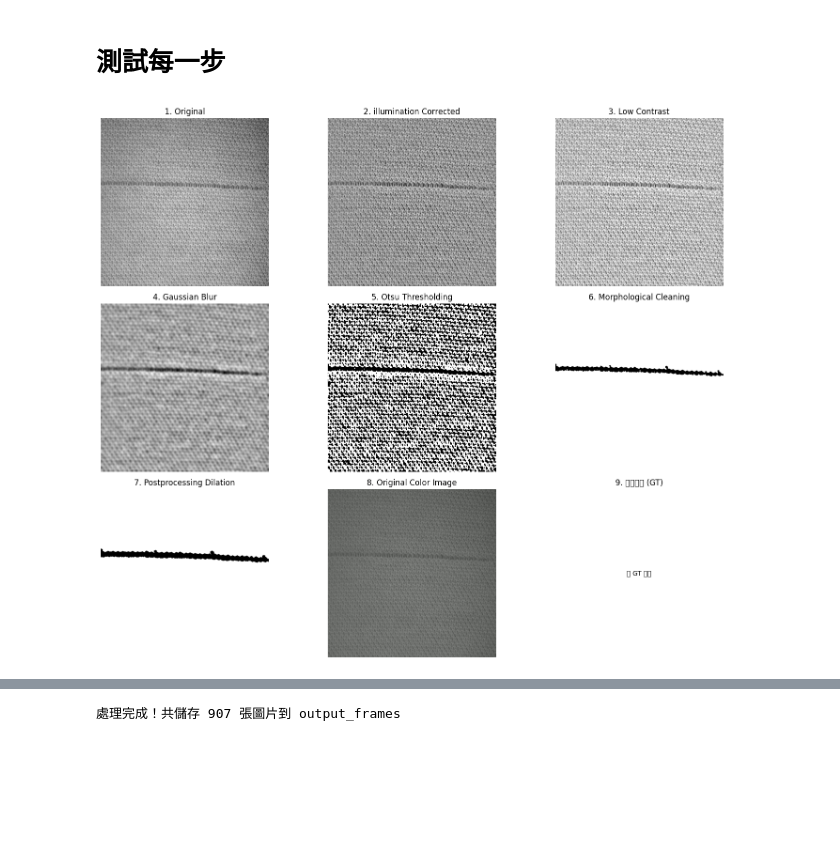
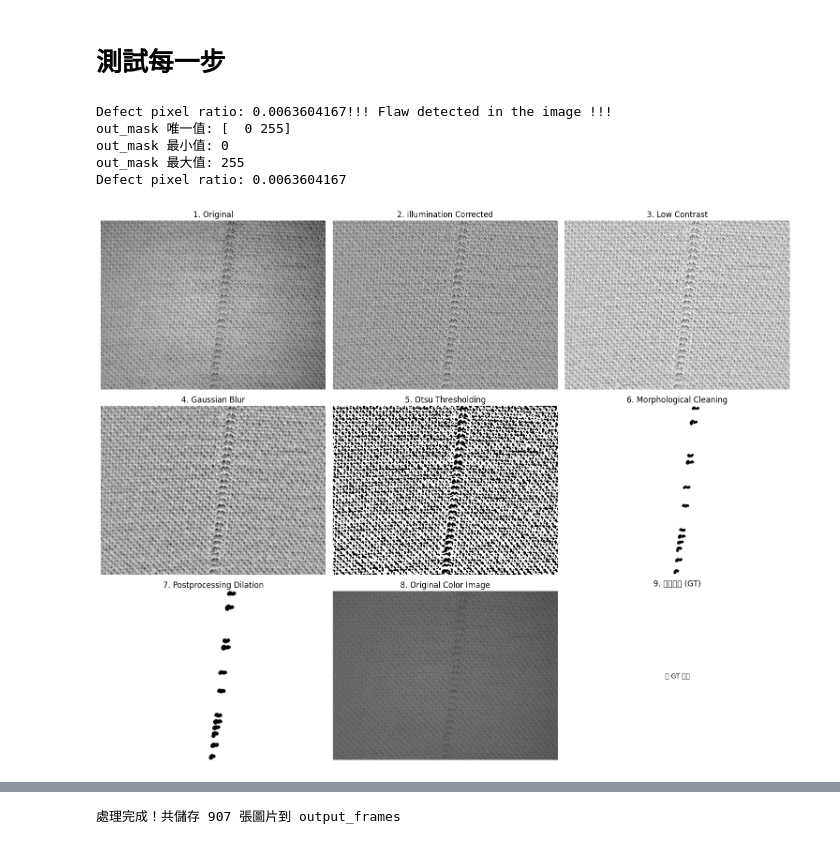
Before and after one commit to Poklog/bhjqjkgreivf, a Jupyter notebook: Texture_Defect_Detection_final.ipynb, the cells around one changed output, grey strips where cells are left out. Saved outputs shown, nothing was run; the diff lists cells and outputs as text; code cells hidden in the pictures; blank space fills up the shorter version.

Commit message:
finalpara and img output

```diff
--- a/Texture_Defect_Detection_final.ipynb
+++ b/Texture_Defect_Detection_final.ipynb
@@ -11,7 +11,7 @@ from pathlib import Path
 # %% [markdown]
 # 定義函式
 # %%
-def detect_defects_gray(gray, debug=False, background_kernel=101, alpha=1.25, min_size=1000, opening_size=5):
+def detect_defects_gray(gray, debug=False, background_kernel=101, alpha=1.25, min_size=225, opening_size=9):
     """偵測單張灰階影像的瑕疵（中文註解版）。
     參數說明：
       gray: uint8 灰階影像
@@ -62,10 +62,22 @@ def detect_defects_gray(gray, debug=False, background_kernel=101, alpha=1.25, mi
     # mask_defect_bool == True 表示瑕疵，輸出瑕疵為 0，非瑕疵為 255
     out_mask = np.where(mask_defect_bool, 0, 255).astype(np.uint8)
 
+    black_pixels = np.sum(out_mask == 0)
+    totle_pixels = out_mask.size
+    black_ratio = black_pixels / totle_pixels
+
+    #print(f"Defect pixel ratio: {black_ratio:.10f}")
+
+    if black_ratio > 0:
+        if black_ratio * 1000 < 1:
+            print(f"Defect pixel ratio: {black_ratio:.5f}" + "Minor flaw detected")
+        else:
+            print(f"Defect pixel ratio: {black_ratio:.5f}" + "!!! MAJOR FLAW DETECTED!!!")
+
     if debug:
         # 回傳中間資訊供除錯：預測遮罩、二值化結果、校正後影像、降對比影像
-        return out_mask, th, corrected, low_contrast
-    return out_mask
+        return out_mask, th, corrected, low_contrast,black_ratio
+    return out_mask, black_ratio
 
 def save_mask_png(mask, out_path):
     # mask already in 0/255 with defects=0, non-defect=255
@@ -121,19 +133,28 @@ def postprocess_mask(pred_mask, dilation_size=5):
 from pathlib import Path
 
 # 讀取第一張測試影像
-test_image_path = Path('new test images') / 'image4.png'
+#test_image_path = Path('new test images') / 'image3.png'
+test_image_path = Path('output_frames') / 'frame_000281.png'
 if test_image_path.exists():
     test_img = cv2.imread(str(test_image_path))
     gray = cv2.cvtColor(test_img, cv2.COLOR_BGR2GRAY)
 
     # 呼叫 detect_defects_gray 的 debug 模式取得中間步驟
-    out_mask, th, corrected, low_contrast = detect_defects_gray(
+    out_mask, th, corrected, low_contrast,black_ratio = detect_defects_gray(
         gray, debug=True,
         background_kernel=101,
         alpha=1.25,
-        min_size=750,
-        # opening_size=5
+        min_size=200,
+        opening_size=9
     )
+
+    mask_unique_values = np.unique(out_mask)
+    mask_min_value = out_mask.min()
+    mask_max_value = out_mask.max()
+
+    print(f"out_mask 唯一值: {mask_unique_values}")
+    print(f"out_mask 最小值: {mask_min_value}")
+    print(f"out_mask 最大值: {mask_max_value}")
 
     # 計算後處理（膨脹）的結果
     pred_pp = postprocess_mask(out_mask, dilation_size=5)
@@ -155,7 +176,7 @@ if test_image_path.exists():
     axes[0, 2].axis('off')
 
     # 第 2 行：模糊、Otsu 二值化、瑕疵二值遮罩
-    blur = cv2.GaussianBlur(low_contrast, (15, 15), 0)
+    blur = cv2.GaussianBlur(low_contrast, (7, 7), 0)
     axes[1, 0].imshow(blur, cmap='gray')
     axes[1, 0].set_title('4. Gaussian Blur')
     axes[1, 0].axis('off')
@@ -181,6 +202,8 @@ if test_image_path.exists():
     axes[2, 1].set_title('8. Original Color Image')
     axes[2, 1].axis('off')
 
+
+    print(f"Defect pixel ratio: {black_ratio:.10f}")
     # 嘗試讀取並顯示 GT
     gt_paths = [
         Path('texture test images') / 'image1_gt.png',
@@ -189,34 +212,39 @@ if test_image_path.exists():
     ]
     gt_found = None
     for gp in gt_paths:
         if gp.exists():
             gt_found = cv2.imread(str(gp), cv2.IMREAD_GRAYSCALE)
             break
 
     if gt_found is not None:
         axes[2, 2].imshow(gt_found, cmap='gray')
         axes[2, 2].set_title('9. 標準答案 (GT)')
         axes[2, 2].axis('off')
 
         # 計算並顯示評估指標
         _, gt_bin = cv2.threshold(gt_found, 128, 255, cv2.THRESH_BINARY)
         metrics = compute_metrics(gt_bin, pred_pp)
         print('\n=== 偵測結果評估 ===')
         print(f'Accuracy:  {metrics["accuracy"]:.4f}')
         print(f'Precision: {metrics["precision"]:.4f}')
         print(f'Recall:    {metrics["recall"]:.4f}')
         print(f'TP={metrics["tp"]}, TN={metrics["tn"]}, FP={metrics["fp"]}, FN={metrics["fn"]}')
     else:
         axes[2, 2].text(0.5, 0.5, '無 GT 檔案', ha='center', va='center')
         axes[2, 2].set_title('9. 標準答案 (GT)')
         axes[2, 2].axis('off')
 
     plt.tight_layout()
     plt.show()
 else:
     print('找不到測試影像:', test_image_path)
 # %% [output]
+Defect pixel ratio: 0.0063604167!!! Flaw detected in the image !!!
+out_mask 唯一值: [  0 255]
+out_mask 最小值: 0
+out_mask 最大值: 255
+Defect pixel ratio: 0.0063604167
-[figure, old version]
+[figure, new version]
 # %%
 # 處理 texture test images 並直接顯示結果（Original / GT / Prediction）
 base_dir = Path('.')
```
Also changed, not shown: parts of 4 cells of this notebook, 1 other file.
